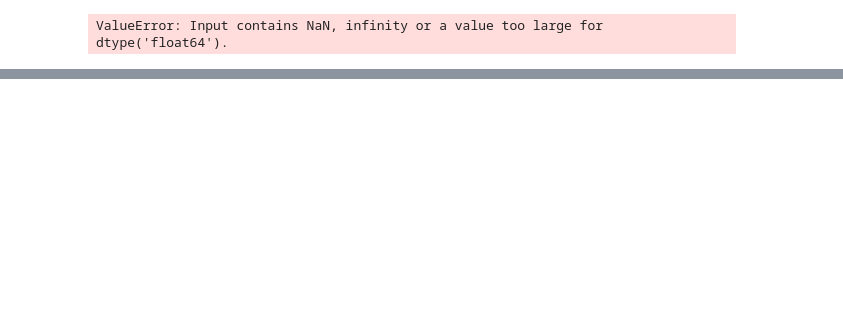
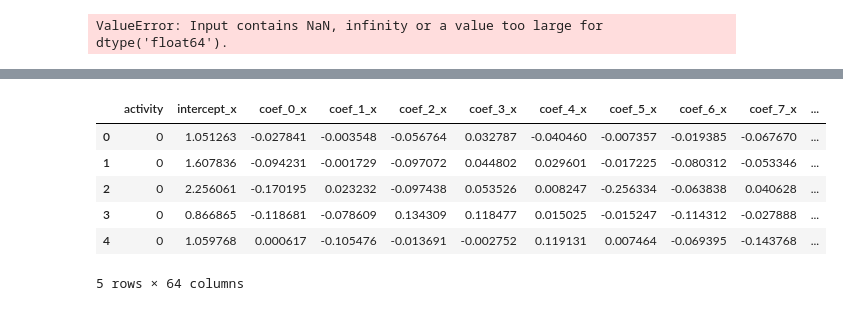
Before and after one commit to Ilyas979/2017-Isachenko-MetaModels, a Jupyter notebook: code/Classification.ipynb, the cells around one changed output, grey strips where cells are left out. Saved outputs shown, nothing was run; the diff lists cells and outputs as text; code cells hidden in the pictures; blank space fills up the shorter version.

```diff
--- a/code/Classification.ipynb
+++ b/code/Classification.ipynb
@@ -165,0 +192,10 @@ ValueError: Input contains NaN, infinity or a value too large for dtype('float64
+# %%
+df_ar_uschad.head()
+# %% [output]
+|  | activity | intercept_x | coef_0_x | coef_1_x | coef_2_x | coef_3_x | coef_4_x | coef_5_x | coef_6_x | coef_7_x | ... |
+| 0 | 0 | 1.051263 | -0.027841 | -0.003548 | -0.056764 | 0.032787 | -0.040460 | -0.007357 | -0.019385 | -0.067670 | ... |
+| 1 | 0 | 1.607836 | -0.094231 | -0.001729 | -0.097072 | 0.044802 | 0.029601 | -0.017225 | -0.080312 | -0.053346 | ... |
+| 2 | 0 | 2.256061 | -0.170195 | 0.023232 | -0.097438 | 0.053526 | 0.008247 | -0.256334 | -0.063838 | 0.040628 | ... |
+| 3 | 0 | 0.866865 | -0.118681 | -0.078609 | 0.134309 | 0.118477 | 0.015025 | -0.015247 | -0.114312 | -0.027888 | ... |
+| 4 | 0 | 1.059768 | 0.000617 | -0.105476 | -0.013691 | -0.002752 | 0.119131 | 0.007464 | -0.069395 | -0.143768 | ... |
+5 rows × 64 columns
```
Also changed, not shown: parts of 7 cells of this notebook, 2 other files.
